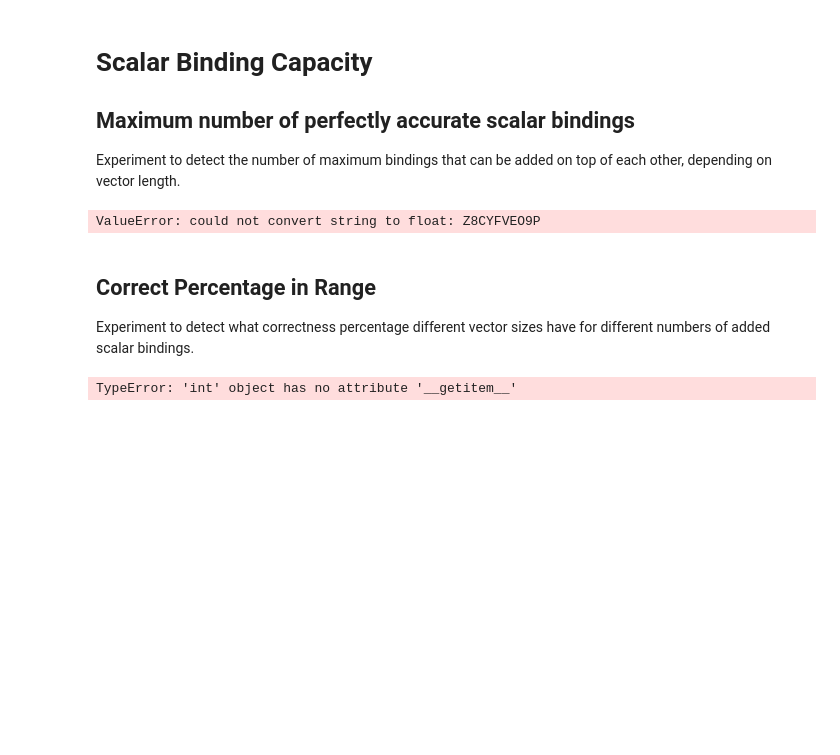
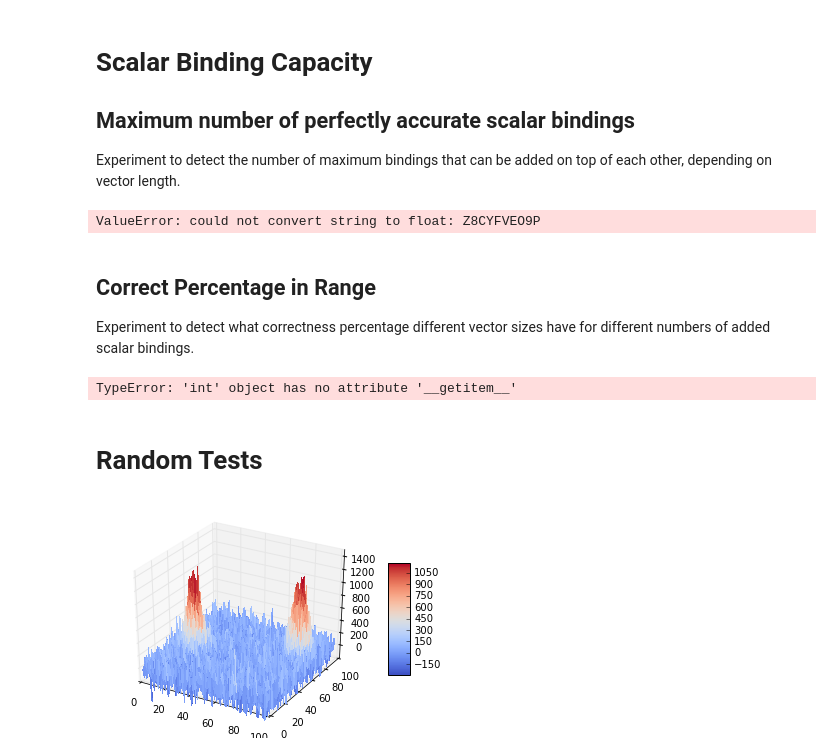
Before and after one commit to HBPNeurorobotics/holographic, a Jupyter notebook: vsa/HRR.ipynb, the cells around one changed output. Drawn from its saved outputs; the diff is of its cells as text; code cells hidden in the pictures; blank space fills up the shorter version.

```diff
--- a/vsa/HRR.ipynb
+++ b/vsa/HRR.ipynb
@@ -1050,3 +1050,23 @@ while(maxb > 2):
             HRR.set_size(HRR.size/2)
 # %% [output]
 TypeError: 'int' object has no attribute '__getitem__'
+# %% [markdown]
+Random Tests
+==========
+# %%
+from hrr import HRR
+%matplotlib inline
+HRR.set_size(10000)
+HRR.reset_kernel()
+HRR.visualize = False
+HRR.stddev = 0.05
+HRR.valid_range = ((0,10),(-20,20))
+
+m = HRR((4.1, -12.9))
+m = m * "Teeth"
+m+= HRR((7.1, 13.9)) * "Teeth"
+m = m % "Teeth"
+
+m.plot(unpermute=True,multidim=True)
+# %% [output]
+[figure, added]
```
Also changed, not shown: 4 other files.
